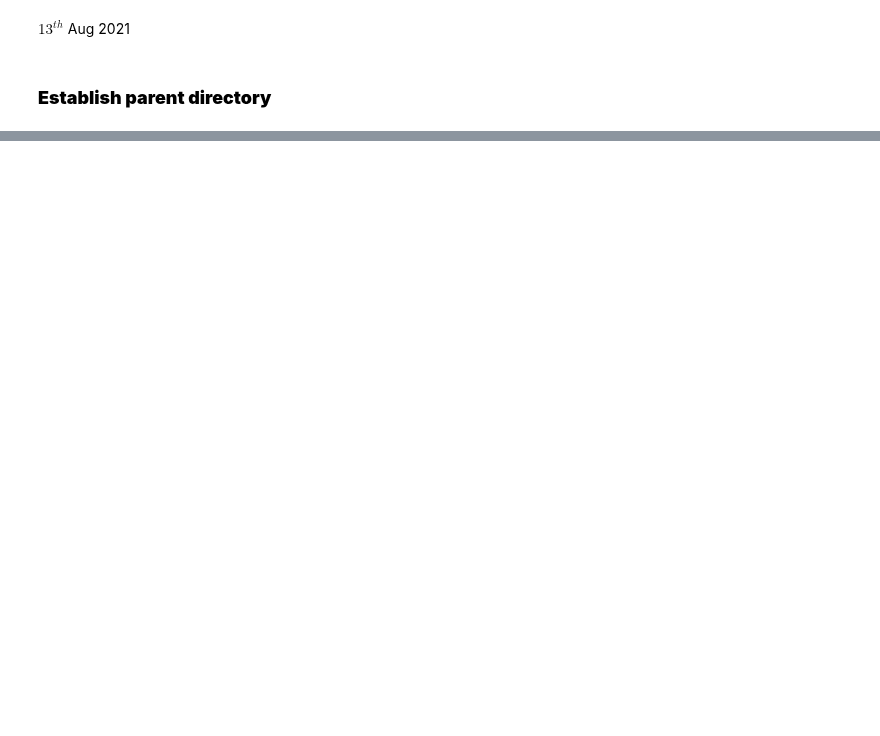
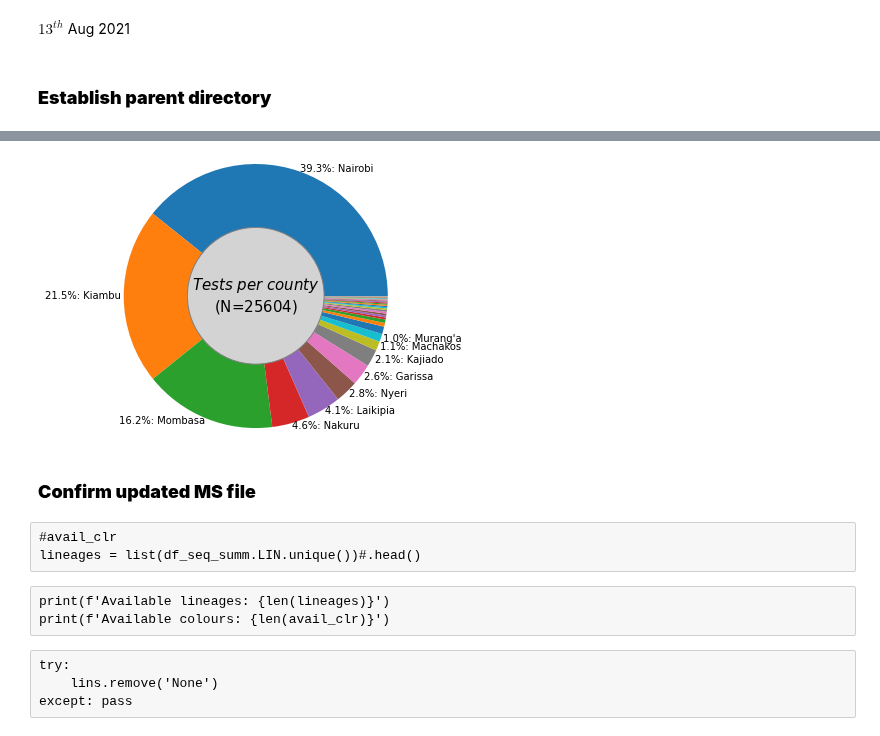
Before and after one commit to ousodaniel/SARS-CoV-2-Data-Workflows, a Jupyter notebook: trend-plots.ipynb, the cells around one changed output, grey strips where cells are left out. Saved outputs shown, nothing was run; the diff lists cells and outputs as text; code cells hidden in the pictures; blank space fills up the shorter version.

```diff
--- a/trend-plots.ipynb
+++ b/trend-plots.ipynb
@@ -245,0 +216,31 @@ avail_clr = ['TBA8', 'c', 'm', 'k']
+# %%
+fig,ax = plt.subplots()
+
+data = df_covs[df_covs['S_NUM'].str.contains('COV')]['COUNT_RES'].value_counts()
+# pie_clr = {clr_code[k][1]: k for k in data.index}
+pct = (np.array(data)/np.array(data).sum()*100).round(1)
+labels = {}
+under1 = []
+for k,v in zip(data.index, pct):
+    if v >= 1:
+        labels[k] = f'{v}%: {k}'
+    else:
+        under1.append(k)
+        labels[k] = ''
+plt.pie(data, wedgeprops=dict(width=1), labels=list(labels.values()), labeldistance=1.02, radius=1.5)#,
+#        colors=pie_clr)
+t = ax.text(
+    0, 0, f'$Tests$ $per$ $county$\n(N=${data.sum()}$)', ha="center", va="center", size=15,
+    bbox=dict(boxstyle="circle,pad=0.3", fc="lightgray", ec="gray", lw=1))
+# t2 = ax.text(
+#     3, 0, f"{f'{new_line}'.join(under1)}", ha='center', va='center',
+#     bbox=dict(boxstyle="round,pad=0.3", fc="lightgray", ec="gray", lw=1))
+# ax.annotate(f'Distribution of lineages\nN={data.sum()}\n(coverage >= 70%)', (0,0), fontsize=14)
+# ax.set_title('Proportions for Test Outcome', title_fontdict, pad=1.1)
+plt.tight_layout()
+# plt.savefig(f"{glob.glob(f'{parent_dir}/**/PlotsFigures', recursive=True)[0]}/report-testfreq-pie{category+'_'}{dt}.{ext}")
+plt.show()
+# %% [output]
+[figure, added]
+# %% [markdown]
+### **Confirm updated MS file**
@@ -245,0 +249,10 @@ avail_clr = ['TBA8', 'c', 'm', 'k']
+# %% [raw]
+#avail_clr
+lineages = list(df_seq_summ.LIN.unique())#.head()
+# %% [raw]
+print(f'Available lineages: {len(lineages)}')
+print(f'Available colours: {len(avail_clr)}')
+# %% [raw]
+try:
+    lins.remove('None')
+except: pass
```
Also changed, not shown: parts of 135 cells of this notebook.
